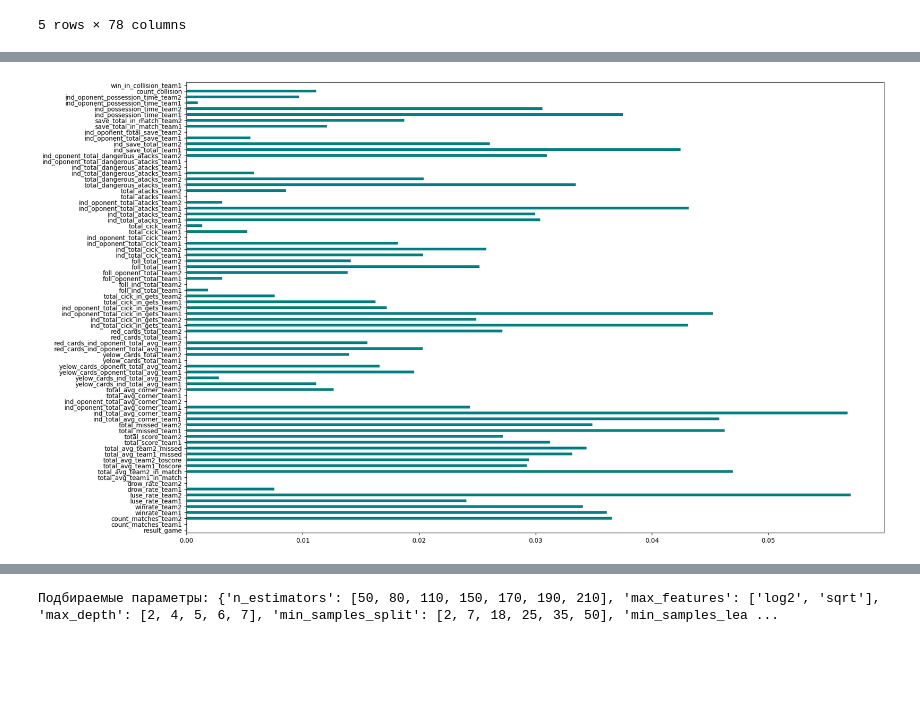
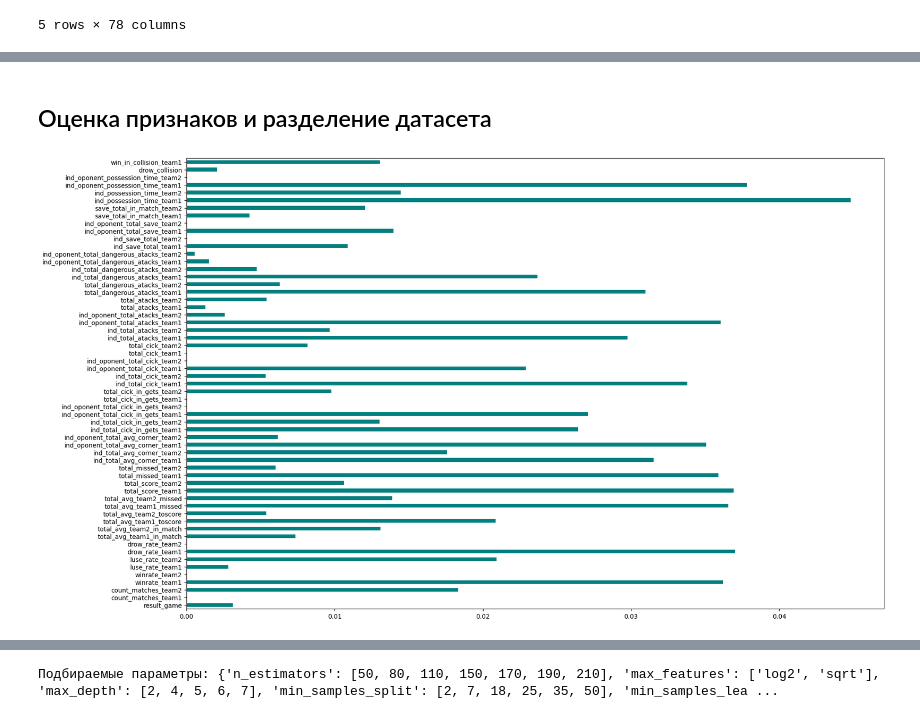
Before and after one commit to stipbystip/Footaball_model, a Jupyter notebook: Footbal_model.ipynb, the cells around one changed output, grey strips where cells are left out. Drawn from its saved outputs; the diff is of its cells as text; code cells hidden in the pictures; blank space fills up the shorter version.

Commit message:
Prcessed_dataset

```diff
--- a/Footbal_model.ipynb
+++ b/Footbal_model.ipynb
@@ -40,0 +152,7 @@ dataset[dataset.result_game == 0]
+# %%
+#Заменяем count_collision на drow_collision и вычисляем количество ничьих
+dataset.rename(columns={'count_collision': 'drow_collision'}, inplace=True)
+for index in range(len(dataset)):
+    dataset.loc[index, 'drow_collision'] =  dataset.loc[index, 'drow_collision'] - dataset.loc[index, 'win_in_collision_team1'] - dataset.loc[index, 'win_in_collision_team2']
+
+dataset.head()
@@ -41,15 +167,40 @@ dataset[dataset.result_game == 0]
+# %%
+#Проверяем соответсвие count_matches_team1 и count_matches_team2 с drow_collision, win_in_collision_team1, win_in_collision_team2
+rows_count = []
+for index in range(len(dataset)):
+    if dataset.loc[index, 'count_matches_team1'] < dataset.loc[index, 'drow_collision'] + dataset.loc[index, 'win_in_collision_team1'] + dataset.loc[index, 'win_in_collision_team2']:
+        rows_count.append(index)
+    if dataset.loc[index, 'count_matches_team2'] < dataset.loc[index, 'drow_collision'] + dataset.loc[index, 'win_in_collision_team1'] + dataset.loc[index, 'win_in_collision_team2']:
+        rows_count.append(index)
+    if dataset.loc[index, 'count_matches_team1'] == 0 or dataset.loc[index, 'count_matches_team2'] == 0:
+        rows_count.append(index)
+dataset = dataset.drop(rows_count, axis = 0)
+# %%
+excep_cols= ['drow_collision', 'win_in_collision_team1', 'win_in_collision_team2', 'result_game']
+del_rows = []
+for i in dataset.columns:
+    if i not in excep_cols:
+        count = (dataset.loc[:, i] == 0).sum()
+        if count > 500:
+            for j in dataset[dataset[i] == 0].index:
+             del_rows.append(j)
+del_rows = list(set(del_rows))
+# %%
+dataset = dataset.drop(del_rows, axis = 0)
+# %% [markdown]
+## Оценка признаков и разделение датасета
 # %%
 X = dataset[dataset.columns[1:].values]
 y = dataset[dataset.columns[:1].values]
 # %%
 #Сбор информации
-importances = mutual_info_classif(X, y)
+importances = mutual_info_classif(X, y.values.ravel(), n_neighbors=5)
 plt.figure(figsize=(20,13))
 feature_importances = pd.Series(importances, dataset.columns[0:len(dataset.columns)-1])
 feature_importances.plot(kind='barh', color='teal')
 plt.show()
 # %% [output]
-[figure, old version]
+[figure, new version]
 # %%
 plt.figure(figsize=(20,7))
 plt.hist(dataset[dataset.columns[0]].values)
```
Also changed, not shown: parts of 21 cells of this notebook, 2 other files.
